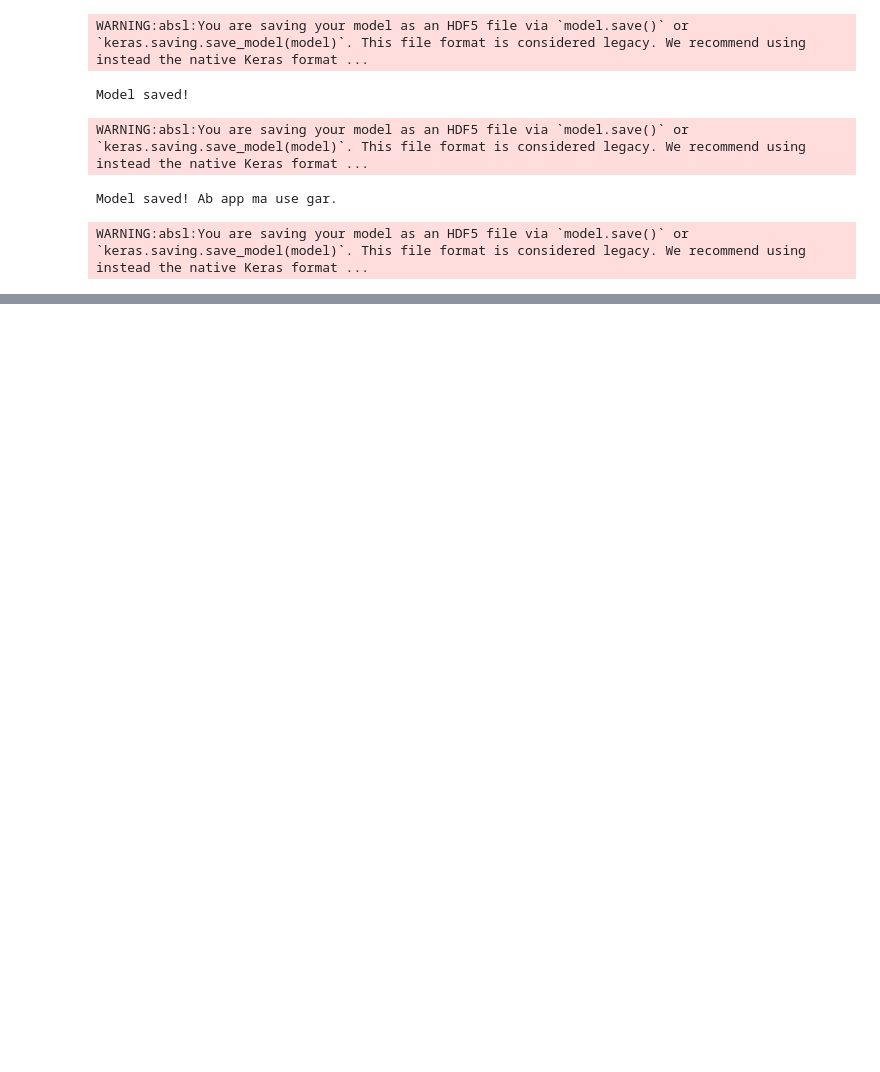
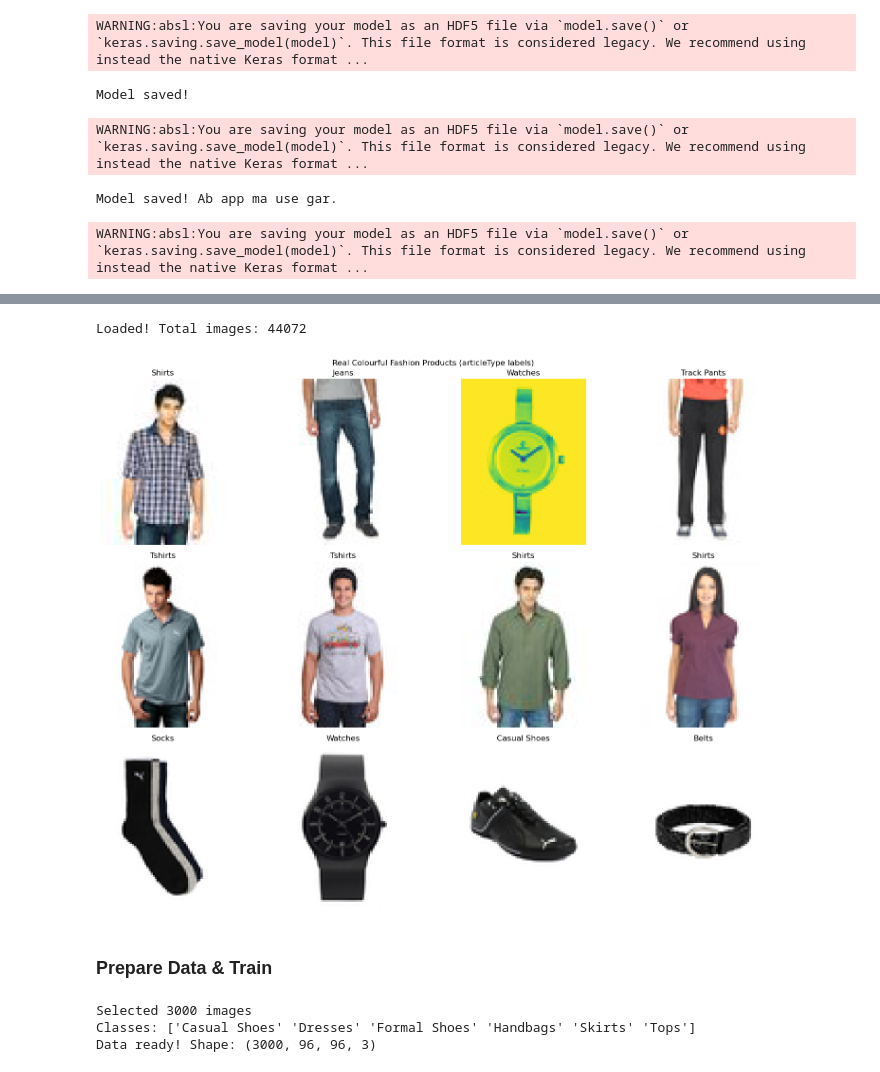
Before and after one commit to niru-dev/Outfit-Recommendation-System, a Jupyter notebook: Untitled.ipynb, the cells around one changed output, grey strips where cells are left out. Saved outputs shown, nothing was run; the diff lists cells and outputs as text; code cells hidden in the pictures; blank space fills up the shorter version.

```diff
--- a/Untitled.ipynb
+++ b/Untitled.ipynb
@@ -194,0 +197,25 @@ WARNING:absl:You are saving your model as an HDF5 file via `model.save()` or `ke
+# %%
+
+
+from datasets import load_dataset
+import matplotlib.pyplot as plt
+
+# Load dataset
+dataset = load_dataset("ashraq/fashion-product-images-small")
+
+print(f"Loaded! Total images: {len(dataset['train'])}")
+
+# Correct label field is 'articleType' in this dataset
+fig, axes = plt.subplots(3, 4, figsize=(16, 12))
+for i in range(12):
+    row = i // 4
+    col = i % 4
+    img = dataset['train'][i]['image']
+    label = dataset['train'][i]['articleType']  # Yo 'articleType' use gar
+    axes[row, col].imshow(img)
+    axes[row, col].set_title(label)
+    axes[row, col].axis('off')
+plt.suptitle("Real Colourful Fashion Products (articleType labels)")
+plt.tight_layout()
+plt.show()
+# %% [output]
@@ -194,0 +224,44 @@ WARNING:absl:You are saving your model as an HDF5 file via `model.save()` or `ke
+Loaded! Total images: 44072
+[figure, added]
+# %% [markdown]
+### Prepare Data & Train
+# %%
+import numpy as np
+from sklearn.preprocessing import LabelEncoder
+from PIL import Image
+
+# Categories
+selected_categories = ['Dresses', 'Tops', 'Skirts', 'Handbags', 'Casual Shoes', 'Formal Shoes']
+
+# Only 3000 images (safe for memory)
+filtered = []
+for ex in dataset['train']:
+    if ex['articleType'] in selected_categories:
+        filtered.append(ex)
+    if len(filtered) >= 3000:
+        break
+
+print(f"Selected {len(filtered)} images")
+
+# Resize to 96x96 (smaller = less memory)
+images = []
+for ex in filtered:
+    img = ex['image'].convert('RGB')
+    img = img.resize((96, 96), Image.LANCZOS)
+    images.append(np.array(img))
+
+labels = [ex['articleType'] for ex in filtered]
+
+# Encode
+encoder = LabelEncoder()
+y = encoder.fit_transform(labels)
+class_names = encoder.classes_
+print("Classes:", class_names)
+
+# Normalize
+x = np.array(images) / 255.0
+print("Data ready! Shape:", x.shape)
+# %% [output]
+Selected 3000 images
+Classes: ['Casual Shoes' 'Dresses' 'Formal Shoes' 'Handbags' 'Skirts' 'Tops']
+Data ready! Shape: (3000, 96, 96, 3)
```
Also changed, not shown: parts of 7 cells of this notebook, 5 other files.
